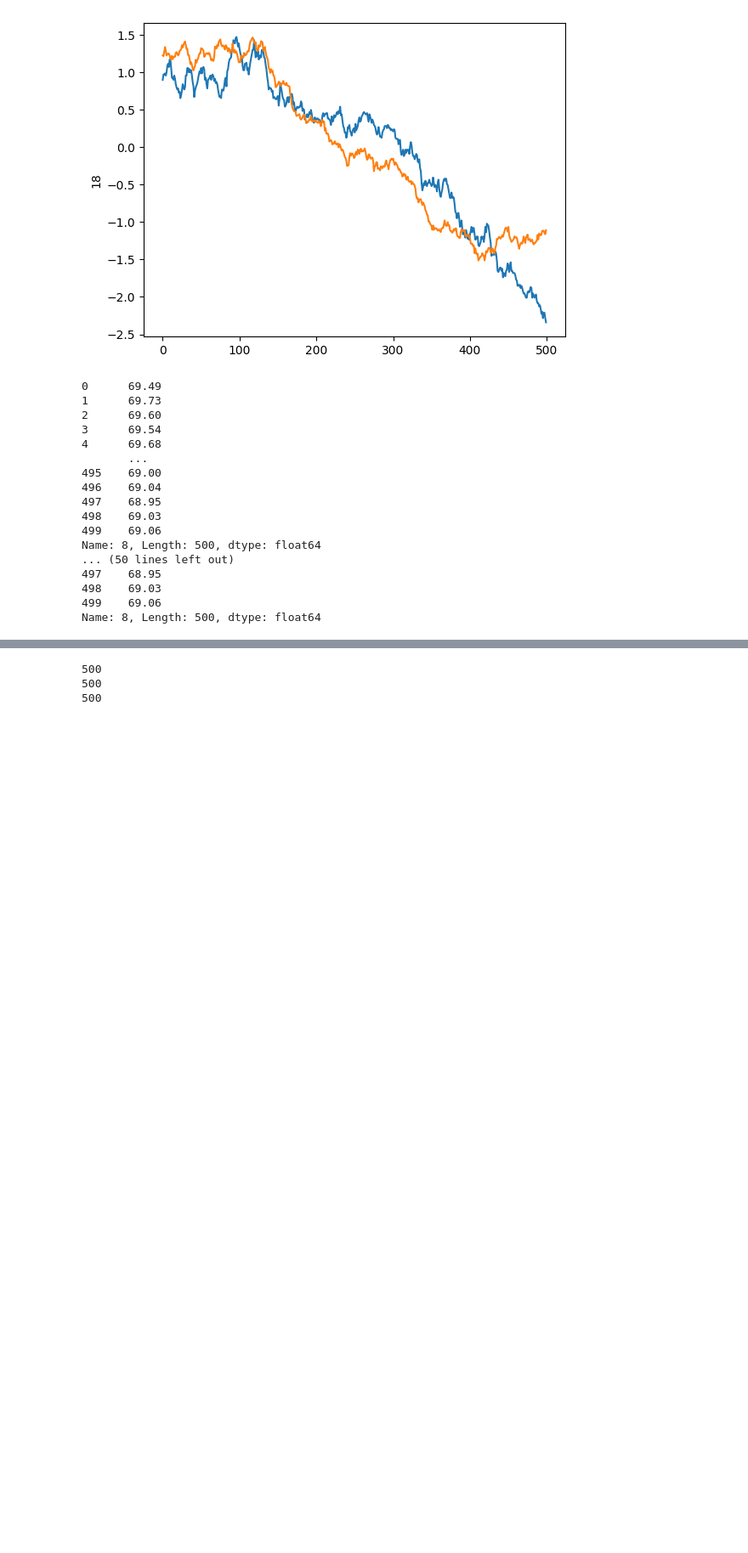
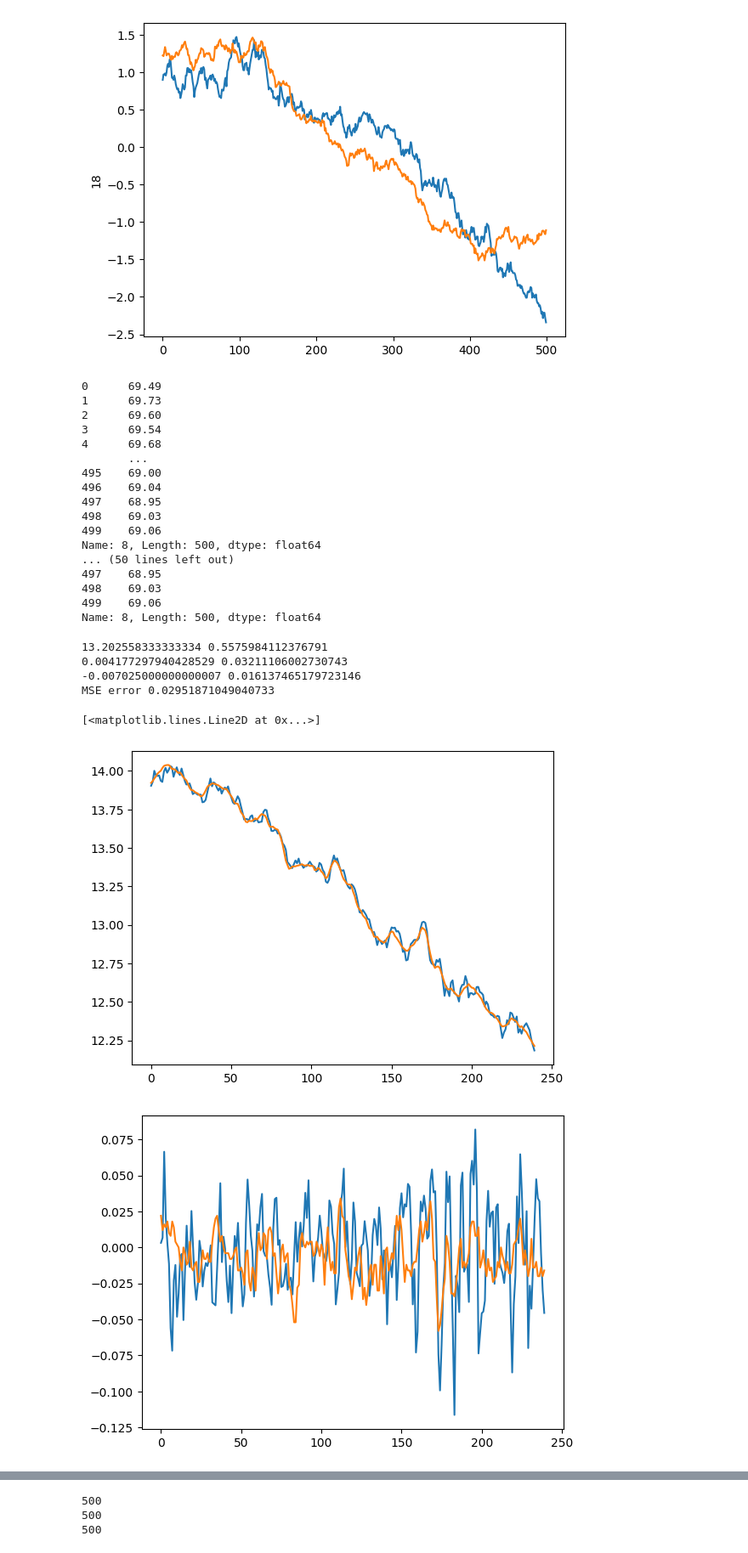
Before and after one commit to Troppydash/algothon, a Jupyter notebook: da/khang_strategy.ipynb, the cells around one changed output, grey strips where cells are left out. Shown at 85% size. Cells and saved outputs as stored; diff of their text form; code cells hidden in the pictures; blank space fills up the shorter version.

```diff
--- a/da/khang_strategy.ipynb
+++ b/da/khang_strategy.ipynb
@@ -251 +279,48 @@ def predict_next(df, ticker, indices, lags, shift, currentPoint):
+# %%
+predictValues = []
+errors = []
+actuals = []
+
+actual_changes = []
+predict_changes = []
+
+sharePredict = 18
+indices = list(range(50))
+shift = 0
+lags = 1
+for i in range(250, 490):
+    predict = predict_next_mvg(df, sharePredict, indices, lags, shift, i)[-1]
+    actual_values = df[sharePredict].rolling(5).mean().dropna().values
+    actual = actual_values[i+1]
+    error = predict - actual
+
+    errors.append(error)
+    actuals.append(actual)
+    predictValues.append(predict)
+    actual_changes.append(actual - actual_values[i])
+    predict_changes.append(predict - actual_values[i])
+
+actuals = pd.Series(actuals)
+errors = pd.Series(errors)
+actual_changes = pd.Series(actual_changes)
+print(actuals.mean(), actuals.std())
+print(errors.mean(), errors.std())
+print(actual_changes.mean(), actual_changes.std())
+print("MSE error", math.sqrt((error * error).mean()))
+
+
+sns.lineplot(predictValues)
+sns.lineplot(actuals)
+
+plt.figure()
+plt.plot(predict_changes)
+plt.plot(actual_changes)
+# %% [output]
+13.202558333333334 0.5575984112376791
+0.004177297940428529 0.03211106002730743
+-0.007025000000000007 0.016137465179723146
+MSE error 0.02951871049040733
+[<matplotlib.lines.Line2D at 0x...>]
+[figure, added]
+[figure, added]
 # %%
```
Also changed, not shown: parts of 7 cells of this notebook, 5 other files.
